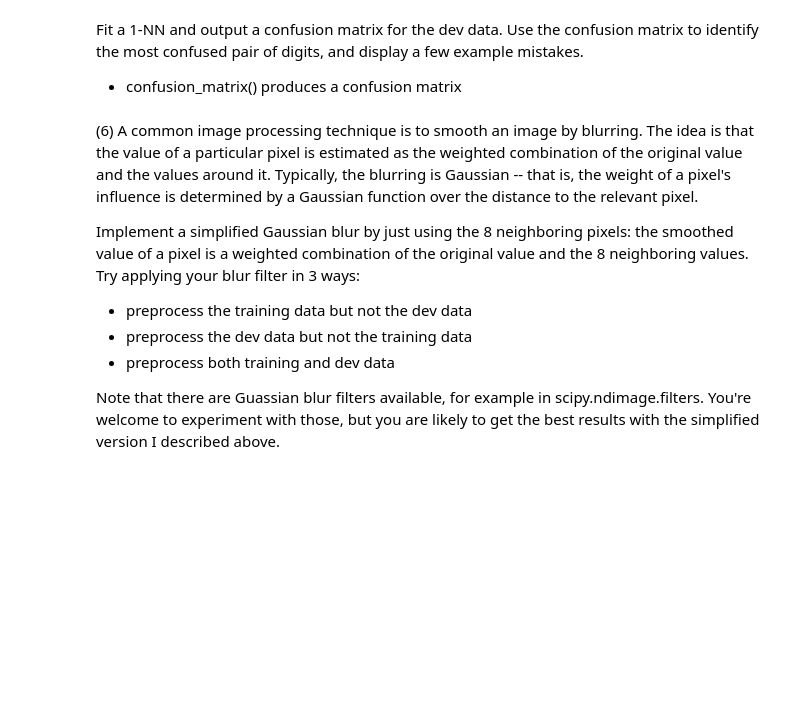
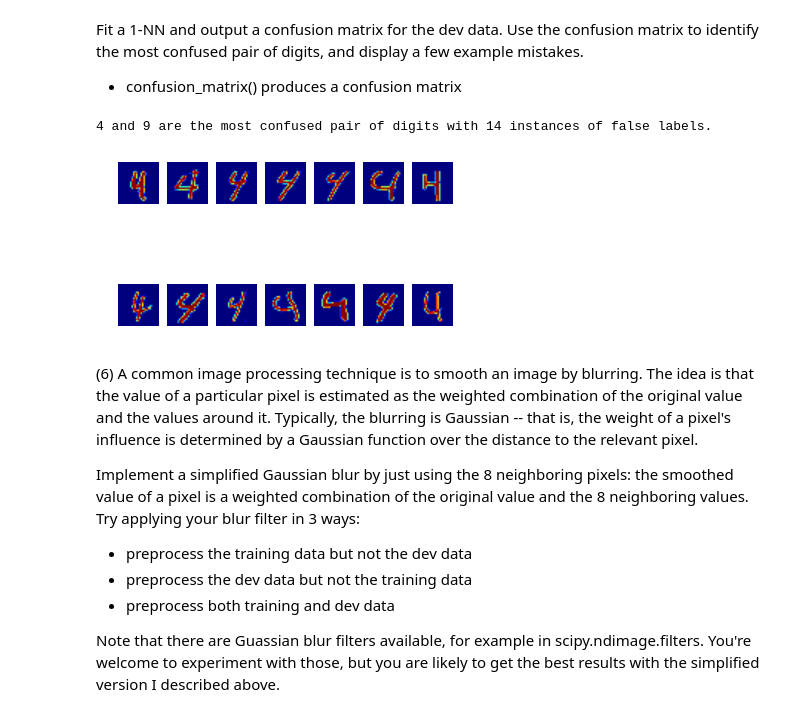
Before and after one commit to takoloco/w207, a Jupyter notebook: p1/tako_hisada_p1.ipynb, the cells around one changed output. Saved outputs shown, nothing was run; the diff lists cells and outputs as text; code cells hidden in the pictures; blank space fills up the shorter version.

```diff
--- a/p1/tako_hisada_p1.ipynb
+++ b/p1/tako_hisada_p1.ipynb
@@ -230,3 +260,55 @@ Fit a 1-NN and output a confusion matrix for the dev data. Use the confusion mat
+# %%
+#def P5():
+
+### STUDENT START ###
+
+k = 1
+neigh = KNeighborsClassifier(n_neighbors=k)
+neigh.fit(mini_train_data, mini_train_labels)
+preds = neigh.predict(dev_data)
+
+cm = confusion_matrix(dev_labels, preds)
+
+# Function fox finding the max value
+def get_max(cm):
+    max_value = 0
+    max_i = 0
+    max_j = 0
+    for i in range(0, 10):
+        for j in range(0,10):
+            # If i == j then skip as it is true positive
+            if i == j:
+                continue
+
+            if cm[i][j] > max_value:
+                max_value = cm[i][j]
+                max_i = i
+                max_j = j
+
+    return max_value, max_i, max_j
+
+(max_value, max_i, max_j) = get_max(cm)
+print '{} and {} are the most confused pair of digits with {} instances of false labels.'.format(
+    max_i, max_j, max_value)
+
+fig = plt.figure(1)
+
+count = 0
+
+for i in range(0, len(preds)):
+    if preds[i] == 9 and dev_labels[i] == 4:
+        arr = np.array(dev_data[i]).reshape(28,28)
+        ax = fig.add_subplot(2, 7, count, aspect='equal')
+        ax.set_axis_off()
+        ax.imshow(arr)
+        count = count +1
+
+### STUDENT END ###
+
+#P5()
+# %% [output]
+4 and 9 are the most confused pair of digits with 14 instances of false labels.
+[figure, added]
 # %% [markdown]
 (6) A common image processing technique is to smooth an image by blurring. The idea is that the value of a particular pixel is estimated as the weighted combination of the original value and the values around it. Typically, the blurring is Gaussian -- that is, the weight of a pixel's influence is determined by a Gaussian function over the distance to the relevant pixel.
 
```
Also changed, not shown: parts of 10 cells of this notebook.
